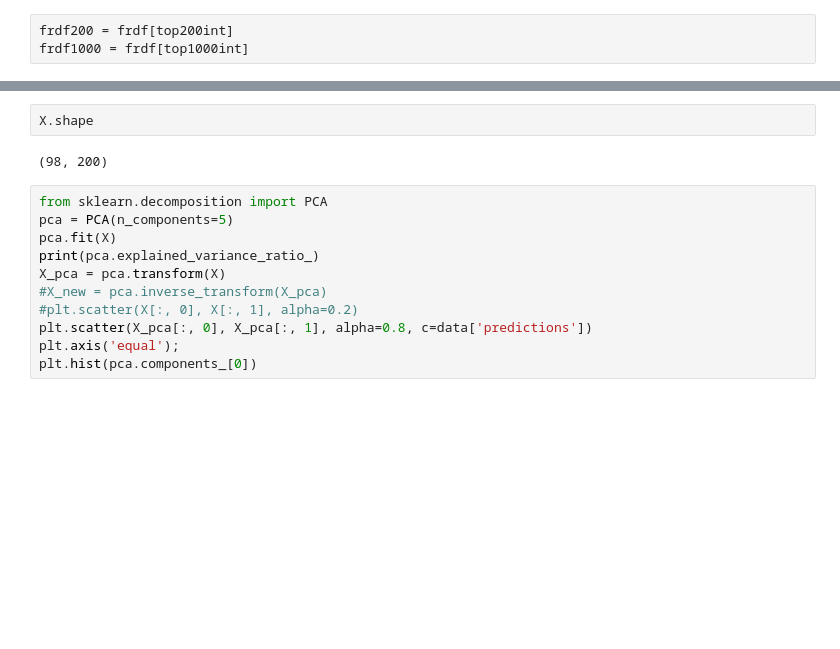
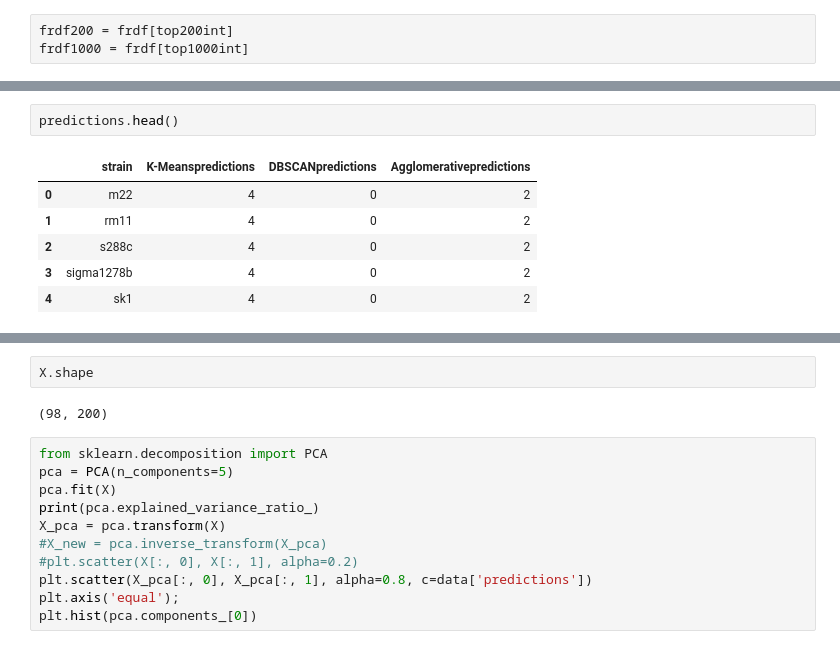
Before and after one commit to jeradhoy/550_Freq_Regions, a Jupyter notebook: Notebooks/dataPrep.ipynb, the cells around one changed output, grey strips where cells are left out. Saved outputs shown, nothing was run; the diff lists cells and outputs as text; blank space fills up the shorter version.

```diff
--- a/Notebooks/dataPrep.ipynb
+++ b/Notebooks/dataPrep.ipynb
@@ -121,0 +145,9 @@ data['predictions'] = KMeans(n_clusters=len(set(y)), random_state=0).fit_predict
+# %%
+predictions.head()
+# %% [output]
+|  | strain | K-Meanspredictions | DBSCANpredictions | Agglomerativepredictions |
+| 0 | m22 | 4 | 0 | 2 |
+| 1 | rm11 | 4 | 0 | 2 |
+| 2 | s288c | 4 | 0 | 2 |
+| 3 | sigma1278b | 4 | 0 | 2 |
+| 4 | sk1 | 4 | 0 | 2 |
```
Also changed, not shown: parts of 14 cells of this notebook.
